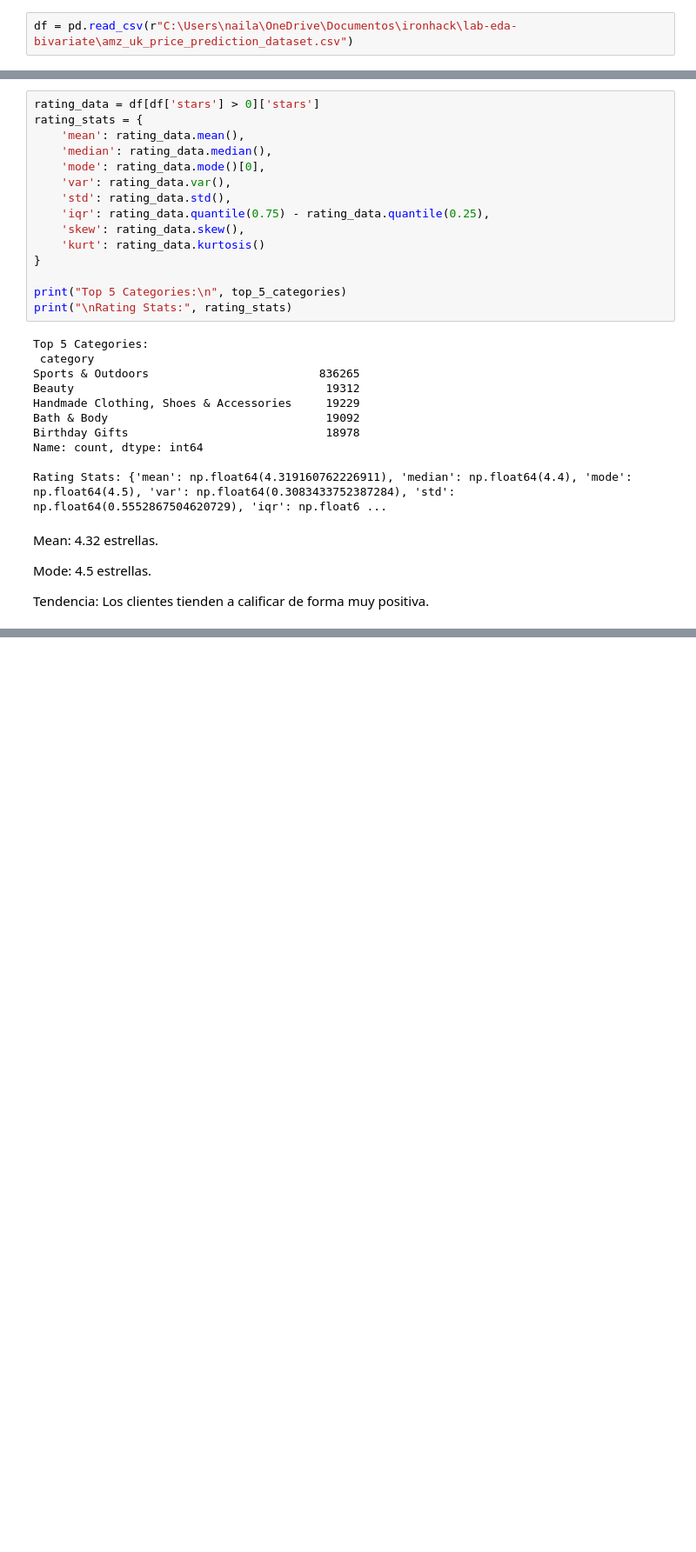
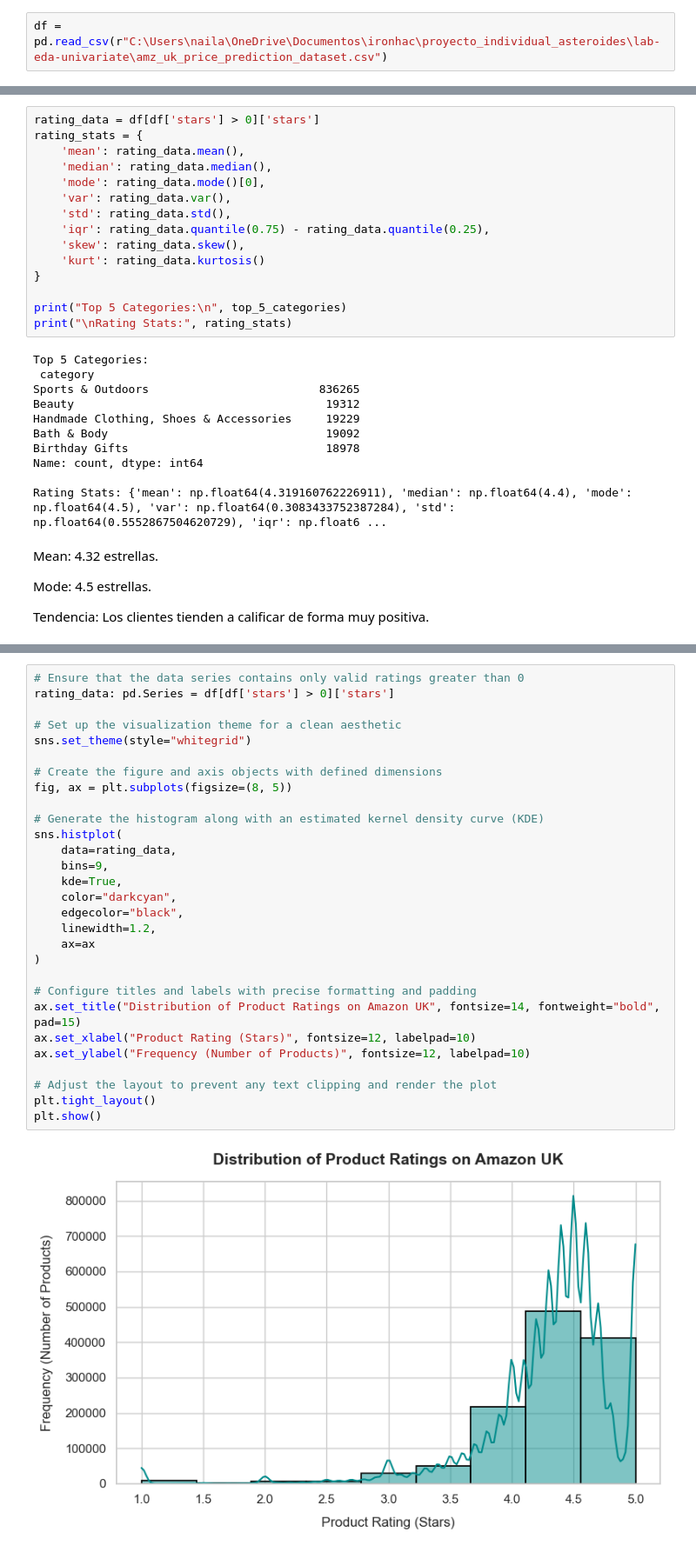
Before and after one commit to nailaikhenazenni-afk/lab-eda-univariate, a Jupyter notebook: lab_eda_unvariata.ipynb, the cells around one changed output, grey strips where cells are left out. Shown at 87% size. Drawn from its saved outputs; the diff is of its cells as text; blank space fills up the shorter version.

```diff
--- a/lab_eda_unvariata.ipynb
+++ b/lab_eda_unvariata.ipynb
@@ -5,4 +5,4 @@ from scipy.stats import chi2_contingency
 import matplotlib.pyplot as plt
 import seaborn as sns
 # %%
-df = pd.read_csv(r"C:\Users\naila\OneDrive\Documentos\ironhack\lab-eda-bivariate\amz_uk_price_prediction_dataset.csv")
+df = pd.read_csv(r"C:\Users\naila\OneDrive\Documentos\ironhac\proyecto_individual_asteroides\lab-eda-univariate\amz_uk_price_prediction_dataset.csv")
@@ -213,0 +239,31 @@ NameError: name 'df' is not defined
+# %%
+# Ensure that the data series contains only valid ratings greater than 0
+rating_data: pd.Series = df[df['stars'] > 0]['stars']
+
+# Set up the visualization theme for a clean aesthetic
+sns.set_theme(style="whitegrid")
+
+# Create the figure and axis objects with defined dimensions
+fig, ax = plt.subplots(figsize=(8, 5))
+
+# Generate the histogram along with an estimated kernel density curve (KDE)
+sns.histplot(
+    data=rating_data,
+    bins=9,
+    kde=True,
+    color="darkcyan",
+    edgecolor="black",
+    linewidth=1.2,
+    ax=ax
+)
+
+# Configure titles and labels with precise formatting and padding
+ax.set_title("Distribution of Product Ratings on Amazon UK", fontsize=14, fontweight="bold", pad=15)
+ax.set_xlabel("Product Rating (Stars)", fontsize=12, labelpad=10)
+ax.set_ylabel("Frequency (Number of Products)", fontsize=12, labelpad=10)
+
+# Adjust the layout to prevent any text clipping and render the plot
+plt.tight_layout()
+plt.show()
+# %% [output]
+[figure, added]
```
Also changed, not shown: parts of 6 cells of this notebook.
